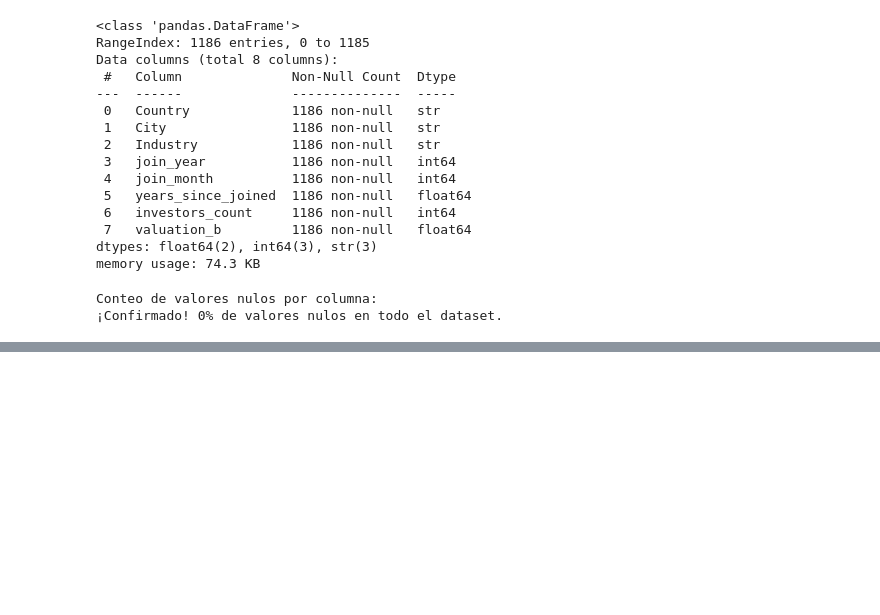
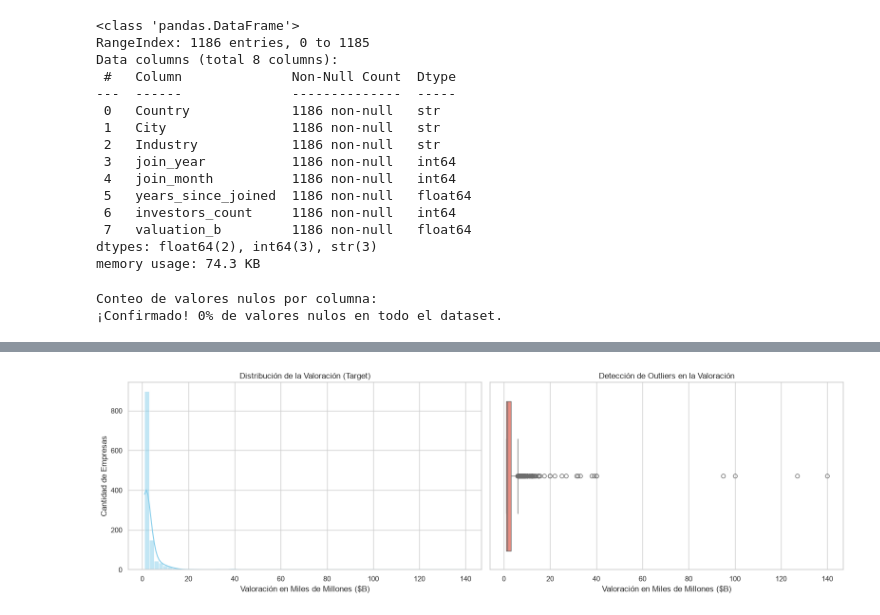
Before and after one commit to Bootcamp-IA-MAD-P7/proyecto4-grupo4, a Jupyter notebook: notebooks/01_eda.ipynb, the cells around one changed output, grey strips where cells are left out. Cells and saved outputs as stored; diff of their text form; code cells hidden in the pictures; blank space fills up the shorter version.

Commit message:
feat: auditoria de calidad de datos, analisis de outliers de 140B y graficos de negocio por pais, industria y tiempo con conclusiones en markdown

```diff
--- a/notebooks/01_eda.ipynb
+++ b/notebooks/01_eda.ipynb
@@ -76,0 +96,25 @@ Conteo de valores nulos por columna:
+# %%
+import seaborn as sns
+import matplotlib.pyplot as plt
+
+# Configurar el estilo de los gráficos
+sns.set_theme(style="whitegrid")
+
+# Crear una figura con dos subgráficos (uno al lado del otro)
+fig, axes = plt.subplots(1, 2, figsize=(16, 5))
+
+# 1. Histograma de Distribución
+sns.histplot(df['valuation_b'], kde=True, color='skyblue', ax=axes[0])
+axes[0].set_title('Distribución de la Valoración (Target)')
+axes[0].set_xlabel('Valoración en Miles de Millones ($B)')
+axes[0].set_ylabel('Cantidad de Empresas')
+
+# 2. Boxplot para detectar Outliers
+sns.boxplot(x=df['valuation_b'], color='salmon', ax=axes[1])
+axes[1].set_title('Detección de Outliers en la Valoración')
+axes[1].set_xlabel('Valoración en Miles de Millones ($B)')
+
+plt.tight_layout()
+plt.show()
+# %% [output]
+[figure, added]
```
Also changed, not shown: parts of 9 cells of this notebook.
